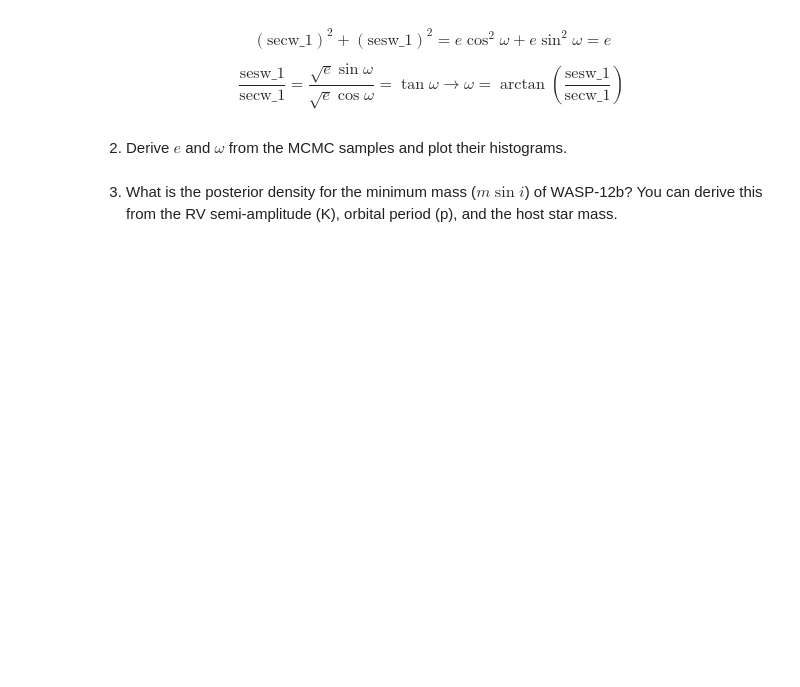
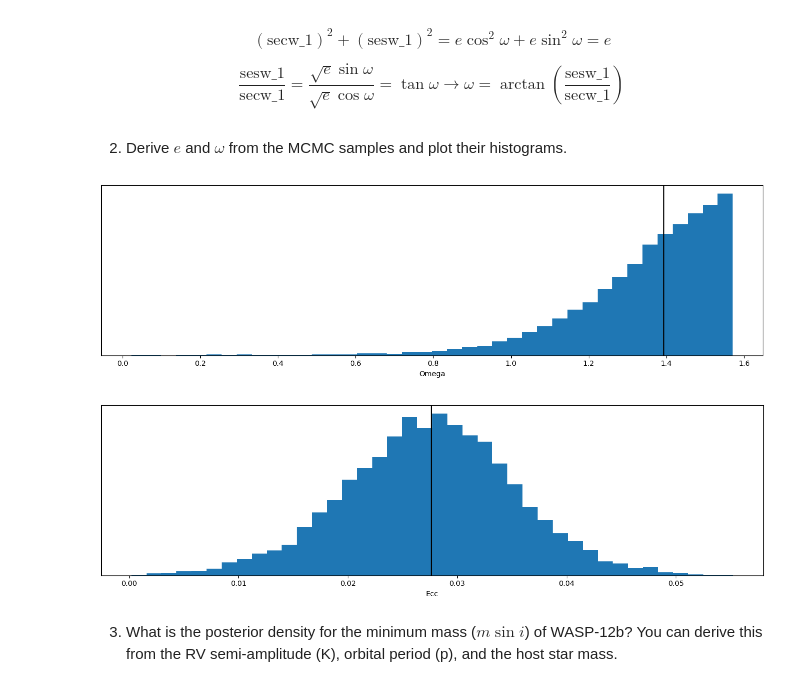
Before and after one commit to aceronf/ull_exoexo_2425, a Jupyter notebook: 01_rv_analysis.ipynb, the cells around one changed output. Drawn from its saved outputs; the diff is of its cells as text; code cells hidden in the pictures; blank space fills up the shorter version.

```diff
--- a/01_rv_analysis.ipynb
+++ b/01_rv_analysis.ipynb
@@ -298,10 +298,25 @@ $$
 2. Derive $e$ and $\omega$ from the MCMC samples and plot their histograms.
 # %%
 import numpy as np
+
 # Calculation of omega:
-omega = np.arctan(df["sesw_1"]/df["secw_1"])
+omega = abs(np.arctan(df["sesw_1"]/df["secw_1"]))
+fig, ax = subplots()
+ax.hist(omega, bins=40)
+ax.axvline(median(omega), c='k')
+setp(ax, xlabel='Omega', yticks=[])
+fig.tight_layout()
+
 # Calculation of e:
 ecc = df["sesw_1"]**2 + df["secw_1"]**2
+fig, ax = subplots()
+ax.hist(ecc, bins=40)
+ax.axvline(median(ecc), c='k')
+setp(ax, xlabel='Ecc', yticks=[])
+fig.tight_layout()
+# %% [output]
+[figure, added]
+[figure, added]
 # %% [markdown]
 3. What is the posterior density for the minimum mass ($m\sin i$) of WASP-12b? You can derive this from the RV semi-amplitude (K), orbital period (p), and the host star mass.
 # %% [markdown]
```
Also changed, not shown: parts of 7 cells of this notebook.
